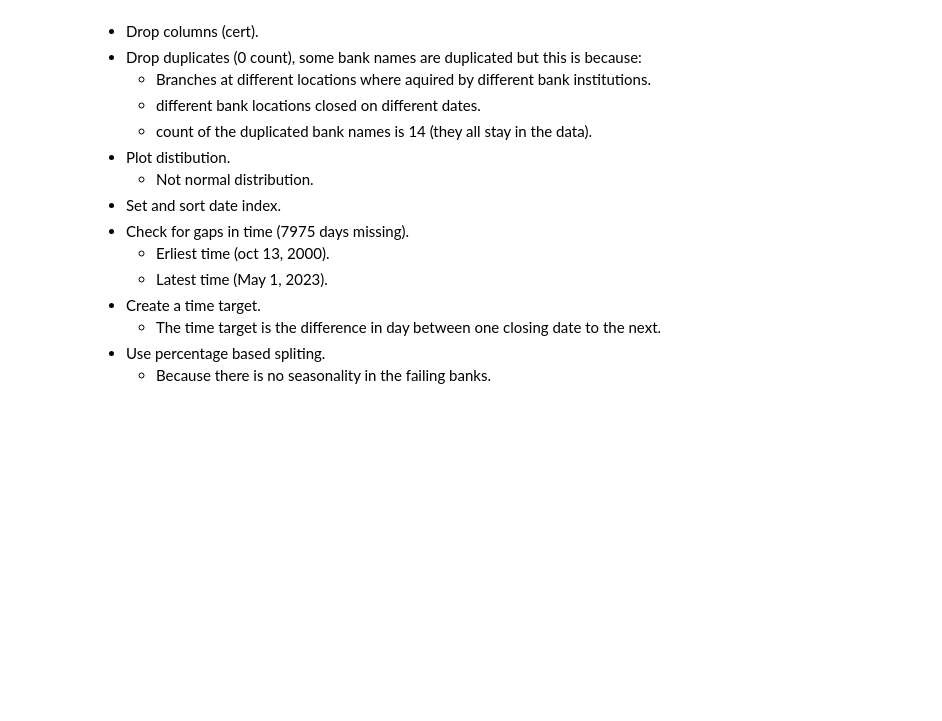
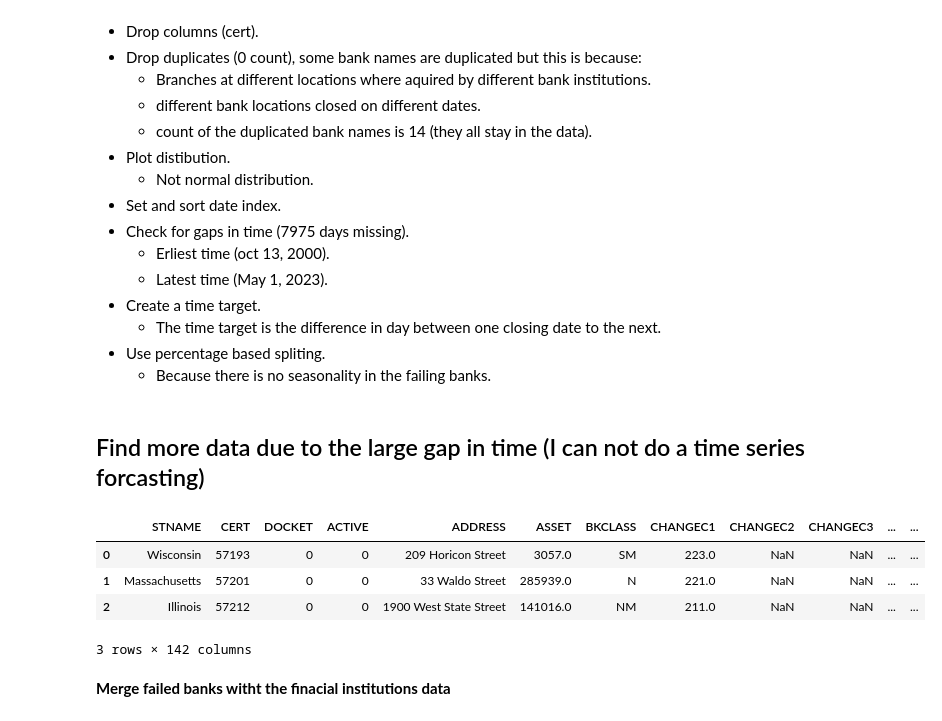
Before and after one commit to MigashaneVictoire/bank_failure, a Jupyter notebook: wrangle.ipynb, the cells around one changed output. Cells and saved outputs as stored; diff of their text form; code cells hidden in the pictures; blank space fills up the shorter version.

```diff
--- a/wrangle.ipynb
+++ b/wrangle.ipynb
@@ -448,3 +450,17 @@ prepare_.save_split_data_(cleaned_data=bank, train=train, validate=validate, tes
     - The time target is the difference in day between one closing date to the next.
 - Use percentage based spliting.
     - Because there is no seasonality in the failing banks.
+# %% [markdown]
+## Find more data due to the large gap in time (I can not do a time series forcasting)
+# %%
+fine_inst = pd.read_csv("https://s3-us-gov-west-1.amazonaws.com/cg-2e5c99a6-e282-42bf-9844-35f5430338a5/downloads/institutions.csv")
+# %%
+fine_inst.head(3)
+# %% [output]
+|  | STNAME | CERT | DOCKET | ACTIVE | ADDRESS | ASSET | BKCLASS | CHANGEC1 | CHANGEC2 | CHANGEC3 | ... | ... |
+| 0 | Wisconsin | 57193 | 0 | 0 | 209 Horicon Street | 3057.0 | SM | 223.0 | NaN | NaN | ... | ... |
+| 1 | Massachusetts | 57201 | 0 | 0 | 33 Waldo Street | 285939.0 | N | 221.0 | NaN | NaN | ... | ... |
+| 2 | Illinois | 57212 | 0 | 0 | 1900 West State Street | 141016.0 | NM | 211.0 | NaN | NaN | ... | ... |
+3 rows × 142 columns
+# %% [markdown]
+**Merge failed banks witht the finacial institutions data**
```
Also changed, not shown: parts of 3 cells of this notebook, 2 other files.
